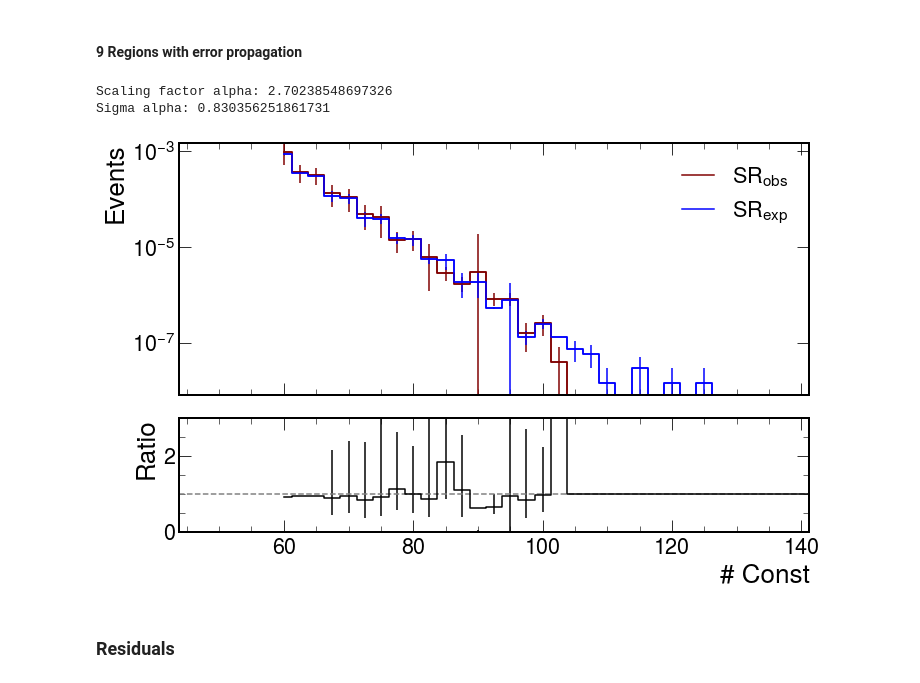
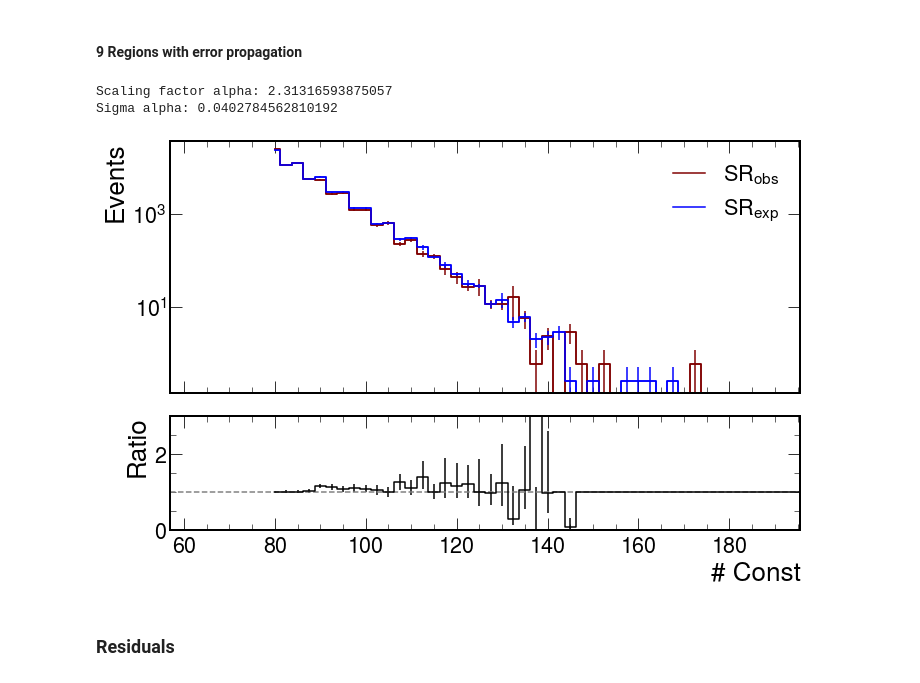
Before and after one commit to SUEPPhysics/SUEPCoffea_dask, a Jupyter notebook: plotting/plot.ipynb, the cells around one changed output. Saved outputs shown, nothing was run; the diff lists cells and outputs as text; code cells hidden in the pictures.

```diff
--- a/plotting/plot.ipynb
+++ b/plotting/plot.ipynb
@@ -43,14 +43,21 @@ if not os.path.isdir(output_label):
 # This part is meant to be flxeible, depending on what you want to import
 # dimensions: (sample) x (plot label)
 
-# scout_files = [f for f in infile_names if "scout_trackSels.pkl" in f]
-# plots_scout = loader(scout_files)
+files = [f for f in infile_names if "contamination_7_13.pkl" in f]
+plots = loader(files)
 
-offline_files = [f for f in infile_names if "deltaR2.pkl" in f]
-plots = loader(offline_files)
+# offline_files_2018 = [f for f in infile_names if "7_12.pkl" in f and '20UL18' in f]
+# plots_2018 = loader(offline_files_2018)
+# offline_files_2017 = [f for f in infile_names if "7_12.pkl" in f and '20UL17' in f]
+# plots_2017 = loader(offline_files_2017)
+# offline_files_2016 = [f for f in infile_names if "7_12.pkl" in f and '20UL16' in f]
+# plots_2016 = loader(offline_files_2016)
 
 # put everything in one dictionary
-# for key in plots_scout.keys(): plots[key+"_scout"] = plots_scout[key]
+# plots = {}
+# for key in plots_2018.keys(): plots[key+"_2018"] = plots_2018[key]
+# for key in plots_2017.keys(): plots[key+"_2017"] = plots_2017[key]
+# for key in plots_2016.keys(): plots[key+"_2016"] = plots_2016[key]
 # %% [markdown]
 These are all the samples loaded.
 # %%
@@ -656,29 +658,40 @@ plt.savefig(output_label+"ABCD_9regions_"+plot_label+file_ext)
 #### 9 Regions with error propagation
 # %%
 plot_label = '2D_SUEP_S1_vs_SUEP_nconst_Cluster'
-abcd = plots['QCD_HT_scout'][plot_label]
+abcd = plots['QCD_HT_2018'][plot_label]
 
-# 2D_SUEP_S1_SUEP_nconst_CL
-# A = abcd[0.35j:0.4j:sum,10.0j:40j]
-# B = abcd[0.35j:0.4j:sum,40j:80j]
-# C = abcd[0.35j:0.4j:sum,80j:300j]
-# D = abcd[0.4j:0.5j:sum,10.0j:40j]
-# E = abcd[0.4j:0.5j:sum,40j:80j]
-# F = abcd[0.4j:0.5j:sum,80j:300j]
-# G = abcd[0.5j:1.0j:sum,10.0j:40j]
-# H = abcd[0.5j:1.0j:sum,40j:80j]
-# SR = abcd[0.5j:1.0j:sum,80j:300j]
+# # 2D_SUEP_S1_SUEP_nconst_CL
+A = abcd[0.35j:0.4j:sum,10.0j:40j]
+B = abcd[0.35j:0.4j:sum,40j:80j]
+C = abcd[0.35j:0.4j:sum,80j:300j]
+D = abcd[0.4j:0.5j:sum,10.0j:40j]
+E = abcd[0.4j:0.5j:sum,40j:80j]
+F = abcd[0.4j:0.5j:sum,80j:300j]
+G = abcd[0.5j:1.0j:sum,10.0j:40j]
+H = abcd[0.5j:1.0j:sum,40j:80j]
+SR = abcd[0.5j:1.0j:sum,80j:300j]
+
+# 2D_ISR_S1_ISR_nconst_CL
+# A = abcd[0.35j:0.4j:sum,0.0j:30j]
+# B = abcd[0.35j:0.4j:sum,30j:60j]
+# C = abcd[0.35j:0.4j:sum,60j:300j]
+# D = abcd[0.4j:0.5j:sum,0.0j:30j]
+# E = abcd[0.4j:0.5j:sum,30j:60j]
+# F = abcd[0.4j:0.5j:sum,60j:300j]
+# G = abcd[0.5j:1.0j:sum,0.0j:30j]
+# H = abcd[0.5j:1.0j:sum,30j:60j]
+# SR = abcd[0.5j:1.0j:sum,60j:300j]
 
 # 2D_SUEP_S1_SUEP_nconst_CL (scouting)
-A = abcd[0.35j:0.4j:sum,10.0j:35j]
-B = abcd[0.35j:0.4j:sum,35j:60j]
-C = abcd[0.35j:0.4j:sum,60j:300j]
-D = abcd[0.4j:0.5j:sum,10.0j:35j]
-E = abcd[0.4j:0.5j:sum,35j:60j]
-F = abcd[0.4j:0.5j:sum,60j:300j]
-G = abcd[0.5j:1.0j:sum,10.0j:35j]
-H = abcd[0.5j:1.0j:sum,35j:60j]
-SR = abcd[0.5j:1.0j:sum,60j:300j]
+# A = abcd[0.35j:0.4j:sum,10.0j:35j]
+# B = abcd[0.35j:0.4j:sum,35j:60j]
+# C = abcd[0.35j:0.4j:sum,60j:300j]
+# D = abcd[0.4j:0.5j:sum,10.0j:35j]
+# E = abcd[0.4j:0.5j:sum,35j:60j]
+# F = abcd[0.4j:0.5j:sum,60j:300j]
+# G = abcd[0.5j:1.0j:sum,10.0j:35j]
+# H = abcd[0.5j:1.0j:sum,35j:60j]
+# SR = abcd[0.5j:1.0j:sum,60j:300j]
 
 from sympy import symbols, diff, sqrt
 import sympy
@@ -697,36 +710,36 @@ accs = [A.sum(), B.sum(), C.sum(),
 alpha = exp
 for var, acc in zip(variables, accs):
     alpha = alpha.subs(var, acc.value)
 
 # calculate the error on the scaling factor
 sigma = 0
 for var, acc in zip(variables, accs):
     der = diff(exp, var)
     var = abs(acc.variance)
     sigma += der**2 * var
 for var, acc in zip(variables, accs):
     sigma = sigma.subs(var, acc.value)
 sigma = sqrt(sigma)
 
 print("Scaling factor alpha:", alpha)
 print("Sigma alpha:", sigma)
 
 # define SR_exp and propagate the error on the scaling factor to the bin variances
 SR_exp = F.copy()
 new_var = SR_exp.values()**2 * float(sigma)**2 + float(alpha)**2 * abs(SR_exp.variances())
 SR_exp.view().variance = new_var
 SR_exp.view().value = SR_exp.view().value * float(alpha)
 
 # use the custom plot_ratio
 # the hist implementation used elsewhere in the notebook doesn't use the
 # errors in the hists' bins to calculate the errors in the ratio plot
 fig, axs, _ = plot_ratio(SR_exp, SR, "# Const", "$SR_{obs}$", "$SR_{exp}$")
 _ = axs[1].set_ylim(0,3.0)
 _ = axs[0].legend()
 # %% [output]
-Scaling factor alpha: 2.70238548697326
-Sigma alpha: 0.830356251861731
+Scaling factor alpha: 2.31316593875057
+Sigma alpha: 0.0402784562810192
-[figure, old version]
+[figure, new version]
 # %% [markdown]
 ### Residuals
 # %%
```
Also changed, not shown: parts of 5 cells of this notebook, 3 other files.
